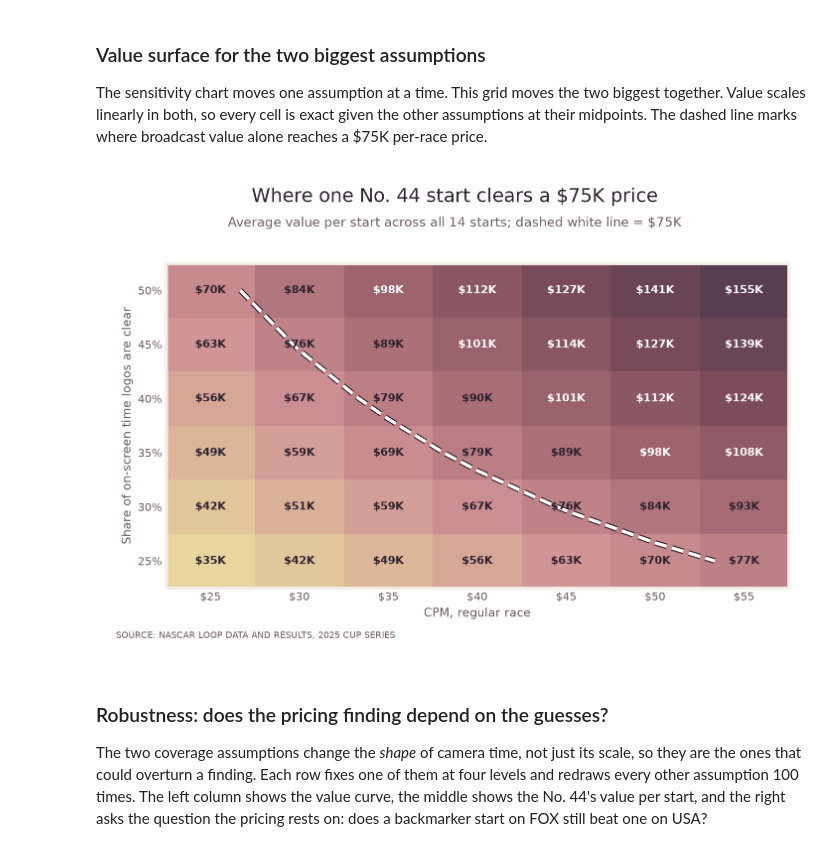
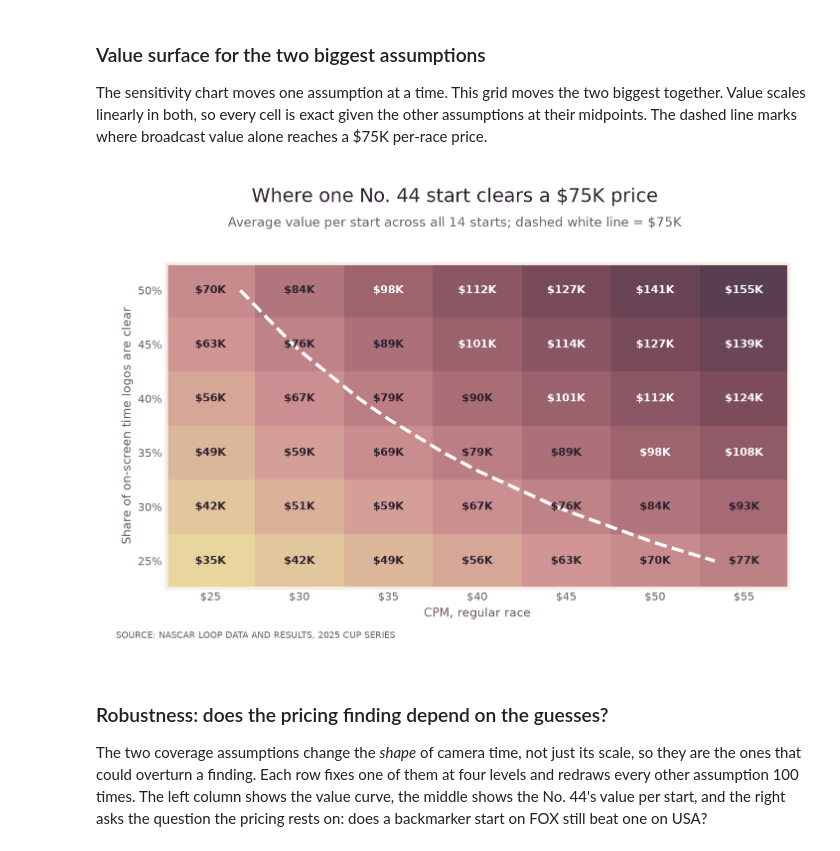
Before and after one commit to Simon-ity/nascar-sponsor-model, a Jupyter notebook: nascar_sponsor_value/notebooks/03_exposure_model.ipynb, the cells around one changed output. Drawn from its saved outputs; the diff is of its cells as text; code cells hidden in the pictures.

Commit message:
Drop the dark outline from the $75K heatmap line

```diff
--- a/nascar_sponsor_value/notebooks/03_exposure_model.ipynb
+++ b/nascar_sponsor_value/notebooks/03_exposure_model.ipynb
@@ -181,22 +181,20 @@ The sensitivity chart moves one assumption at a time. This grid moves the two bi
 # %%
 sens = pd.read_csv(ROOT / "data/processed/sensitivity.csv")
 base = sens.loc[sens.param == "cpm", ["value_at_low", "value_at_high"]].values.mean()
 cpms = np.arange(25, 56, 5); clears = np.round(np.arange(0.25, 0.51, 0.05), 2)
 grid = np.array([[base * (c / 40) * (k / 0.375) for c in cpms] for k in clears])
 fig, ax = plt.subplots(figsize=(9, 5.6))
 ax.imshow(grid / 1e3, cmap=SEQ, aspect="auto", origin="lower")
 for i in range(len(clears)):
     for j in range(len(cpms)):
         v = grid[i, j] / 1e3; ax.text(j, i, f"${v:,.0f}K", ha="center", va="center", fontsize=10, fontweight="bold", color="white" if v > grid.max() / 1e3 * 0.6 else INK)
-import matplotlib.patheffects as pe
-line = ax.contour(grid, levels=[75_000], colors=["white"], linewidths=3, linestyles="--")
-line.set(path_effects=[pe.Stroke(linewidth=5, foreground=INK), pe.Normal()])  # dark edge keeps it visible on light cells
+ax.contour(grid, levels=[75_000], colors=["white"], linewidths=3, linestyles="--")
 ax.set_xticks(range(len(cpms)), [f"${c}" for c in cpms]); ax.set_yticks(range(len(clears)), [f"{k:.0%}" for k in clears]); ax.grid(False)
 ax.set_xlabel("CPM, regular race"); ax.set_ylabel("Share of on-screen time logos are clear")
 headline(fig, "Where one No. 44 start clears a $75K price", "Average value per start across all 14 starts; dashed white line = $75K")
 source(fig); plt.show()
 # %% [output]
-[figure, old version]
+[figure, new version]
 # %% [markdown]
 ### Robustness: does the pricing finding depend on the guesses?
 
```
